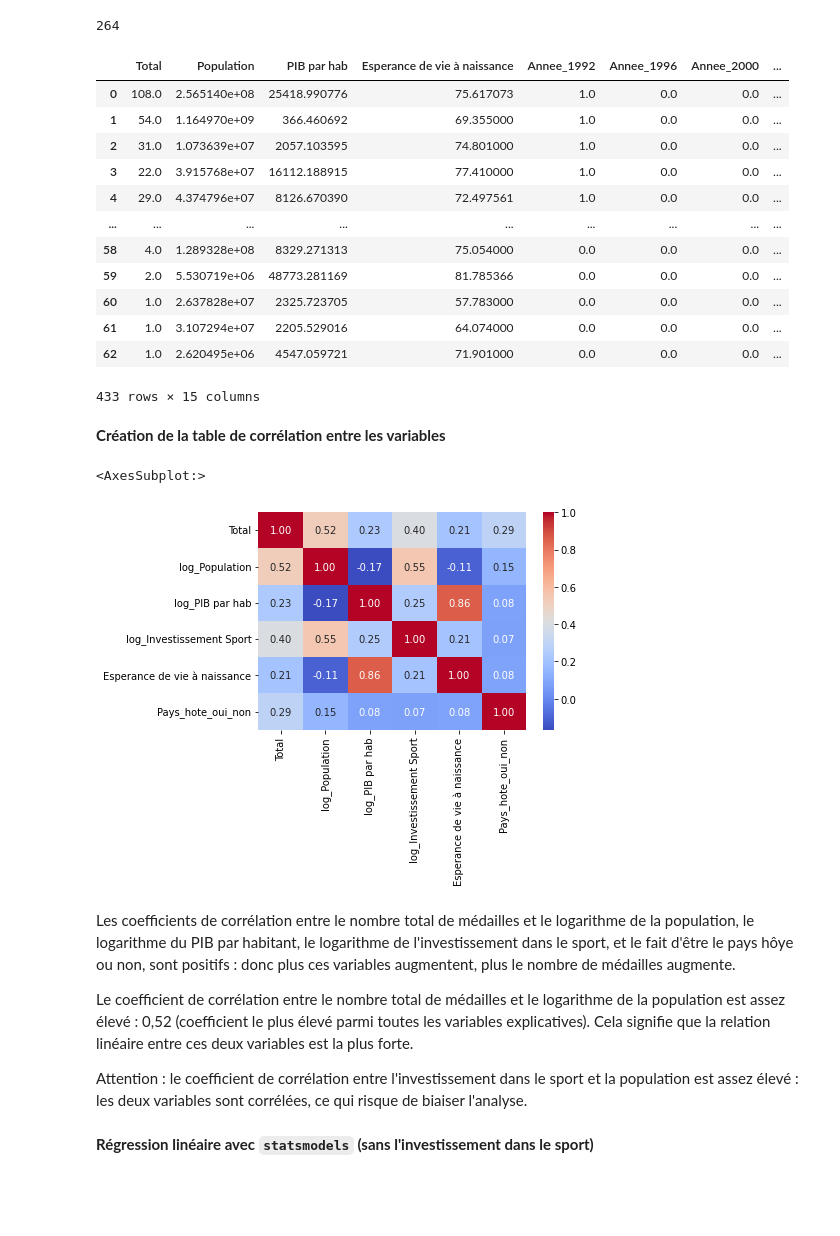
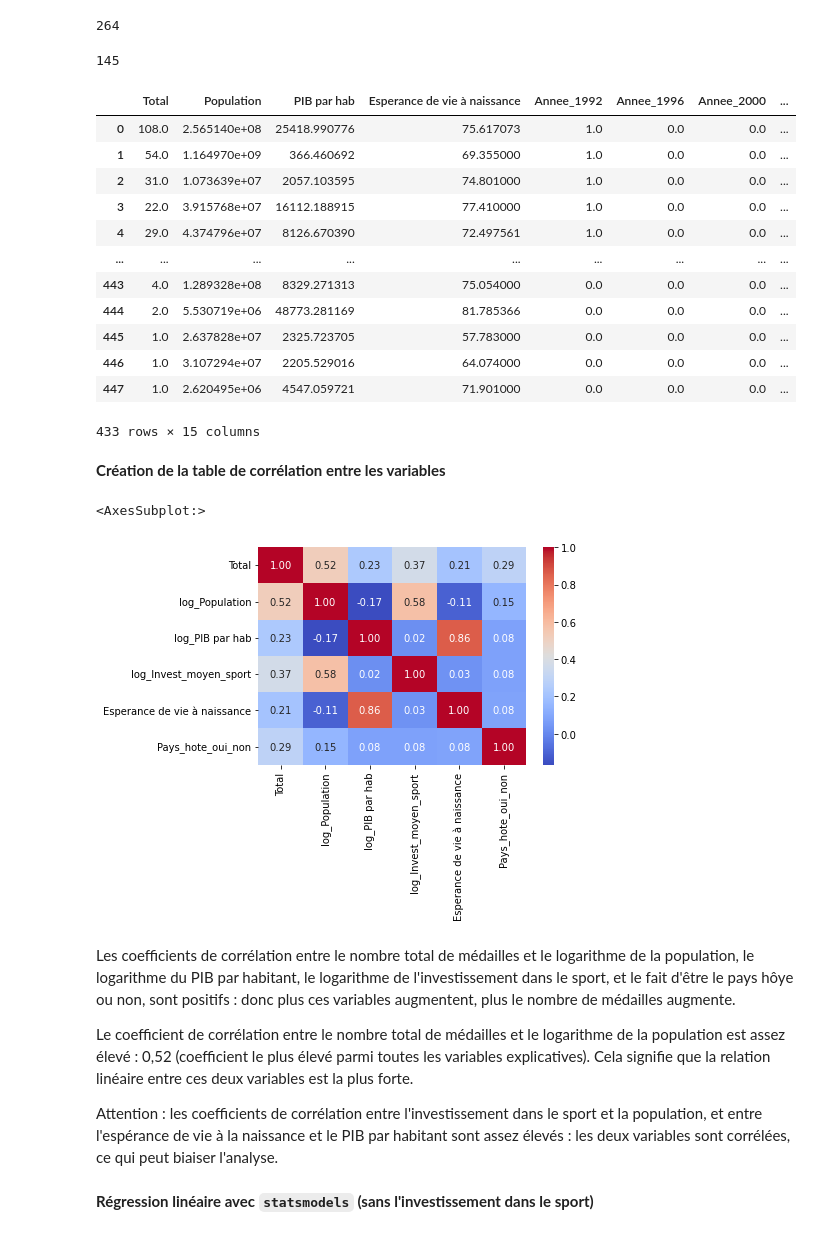
Before and after one commit to clemencebriodeau/Projet-python, a Jupyter notebook: Modelisation.ipynb, the cells around one changed output. Cells and saved outputs as stored; diff of their text form; code cells hidden in the pictures; blank space fills up the shorter version.

Commit message:
calcul investissement moyen (#24)

```diff
--- a/Modelisation.ipynb
+++ b/Modelisation.ipynb
@@ -19,7 +15,7 @@ import statsmodels.formula.api as smf
 **Préparation de la base de données avec les variables d'intérêt en log**
 # %%
 #création de la base avec les variables d'intérêt
-base_reg = df_dummies[['Total', 'Population', 'PIB par hab', 'Investissement sport', 'Esperance de vie à naissance',
+base_reg = df_dummies[['Total', 'Population', 'PIB par hab', 'Investissement sport', 'invest_moyen', 'Esperance de vie à naissance',
                        'Annee_1992', 'Annee_1996', 'Annee_2000', 'Annee_2004', 'Annee_2008', 'Annee_2012', 'Annee_2016', 'Annee_2020',
                        'Pays_hote_oui_non']]
 # %%
@@ -27,6 +23,7 @@ base_reg = df_dummies[['Total', 'Population', 'PIB par hab', 'Investissement spo
 base_reg['log_Population'] = np.log(base_reg["Population"])
 base_reg['log_PIB par hab'] = np.log(base_reg["PIB par hab"])
 base_reg['log_Investissement Sport'] = np.log(base_reg["Investissement sport"])
+base_reg['log_Invest_moyen_sport'] = np.log(base_reg["invest_moyen"])
 base_reg
 # %% [output]
 A value is trying to be set on a copy of a slice from a DataFrame.
@@ -62,10 +64,16 @@ See the caveats in the documentation: https://pandas.pydata.org/pandas-docs/stab
 base_reg["Investissement sport"].isna().sum()
 # %% [output]
 264
+# %%
+#compter les valeurs manquantes pour l'investissement dans le sport moyen
+base_reg["invest_moyen"].isna().sum()
+# %% [output]
+145
 # %%
-#Pour faire la régression, on enlève l'investissement dans le sport (car il y a trop de NA) et on enlève les NA restants
+#Pour faire la régression, on enlève l'investissement dans le sport et l'investissement dans le sport moyen (car il y a trop de NA)
+#et on enlève les NA restants
 
-base_reg_sans_sport = base_reg.drop(["Investissement sport", "log_Investissement Sport"], axis=1)
+base_reg_sans_sport = base_reg.drop(["Investissement sport", "log_Investissement Sport", "invest_moyen", "log_Invest_moyen_sport"], axis=1)
 
 indices_to_keep = ~base_reg_sans_sport.isin([np.nan, np.inf, -np.inf]).any(1)
 
@@ -79,27 +87,27 @@ base_reg_sansNA
 | 3 | 22.0 | 3.915768e+07 | 16112.188915 | 77.410000 | 1.0 | 0.0 | 0.0 | ... |
 | 4 | 29.0 | 4.374796e+07 | 8126.670390 | 72.497561 | 1.0 | 0.0 | 0.0 | ... |
 | ... | ... | ... | ... | ... | ... | ... | ... | ... |
-| 58 | 4.0 | 1.289328e+08 | 8329.271313 | 75.054000 | 0.0 | 0.0 | 0.0 | ... |
-| 59 | 2.0 | 5.530719e+06 | 48773.281169 | 81.785366 | 0.0 | 0.0 | 0.0 | ... |
-| 60 | 1.0 | 2.637828e+07 | 2325.723705 | 57.783000 | 0.0 | 0.0 | 0.0 | ... |
-| 61 | 1.0 | 3.107294e+07 | 2205.529016 | 64.074000 | 0.0 | 0.0 | 0.0 | ... |
-| 62 | 1.0 | 2.620495e+06 | 4547.059721 | 71.901000 | 0.0 | 0.0 | 0.0 | ... |
+| 443 | 4.0 | 1.289328e+08 | 8329.271313 | 75.054000 | 0.0 | 0.0 | 0.0 | ... |
+| 444 | 2.0 | 5.530719e+06 | 48773.281169 | 81.785366 | 0.0 | 0.0 | 0.0 | ... |
+| 445 | 1.0 | 2.637828e+07 | 2325.723705 | 57.783000 | 0.0 | 0.0 | 0.0 | ... |
+| 446 | 1.0 | 3.107294e+07 | 2205.529016 | 64.074000 | 0.0 | 0.0 | 0.0 | ... |
+| 447 | 1.0 | 2.620495e+06 | 4547.059721 | 71.901000 | 0.0 | 0.0 | 0.0 | ... |
 433 rows × 15 columns
 # %% [markdown]
 **Création de la table de corrélation entre les variables**
 # %%
-base_corr = base_reg[['Total', 'log_Population', 'log_PIB par hab', 'log_Investissement Sport', 'Esperance de vie à naissance', 'Pays_hote_oui_non']]
+base_corr = base_reg[['Total', 'log_Population', 'log_PIB par hab', 'log_Invest_moyen_sport', 'Esperance de vie à naissance', 'Pays_hote_oui_non']]
 
 sns.heatmap(base_corr.corr(), cmap='coolwarm', annot=True, fmt=".2f")
 # %% [output]
 <AxesSubplot:>
-[figure, old version]
+[figure, new version]
 # %% [markdown]
 Les coefficients de corrélation entre le nombre total de médailles et le logarithme de la population, le logarithme du PIB par habitant, le logarithme de l'investissement dans le sport, et le fait d'être le pays hôye ou non, sont positifs : donc plus ces variables augmentent, plus le nombre de médailles augmente.
 
 Le coefficient de corrélation entre le nombre total de médailles et le logarithme de la population est assez élevé : 0,52 (coefficient le plus élevé parmi toutes les variables explicatives). Cela signifie que la relation linéaire entre ces deux variables est la plus forte.
 
-Attention : le coefficient de corrélation entre l'investissement dans le sport et la population est assez élevé : les deux variables sont corrélées, ce qui risque de biaiser l'analyse.
+Attention : les coefficients de corrélation entre l'investissement dans le sport et la population, et entre l'espérance de vie à la naissance et le PIB par habitant sont assez élevés : les deux variables sont corrélées, ce qui peut biaiser l'analyse.
 # %% [markdown]
 **Régression linéaire avec `statsmodels` (sans l'investissement dans le sport)**
 # %% [markdown]
```
Also changed, not shown: parts of 5 cells of this notebook, 2 other files.
